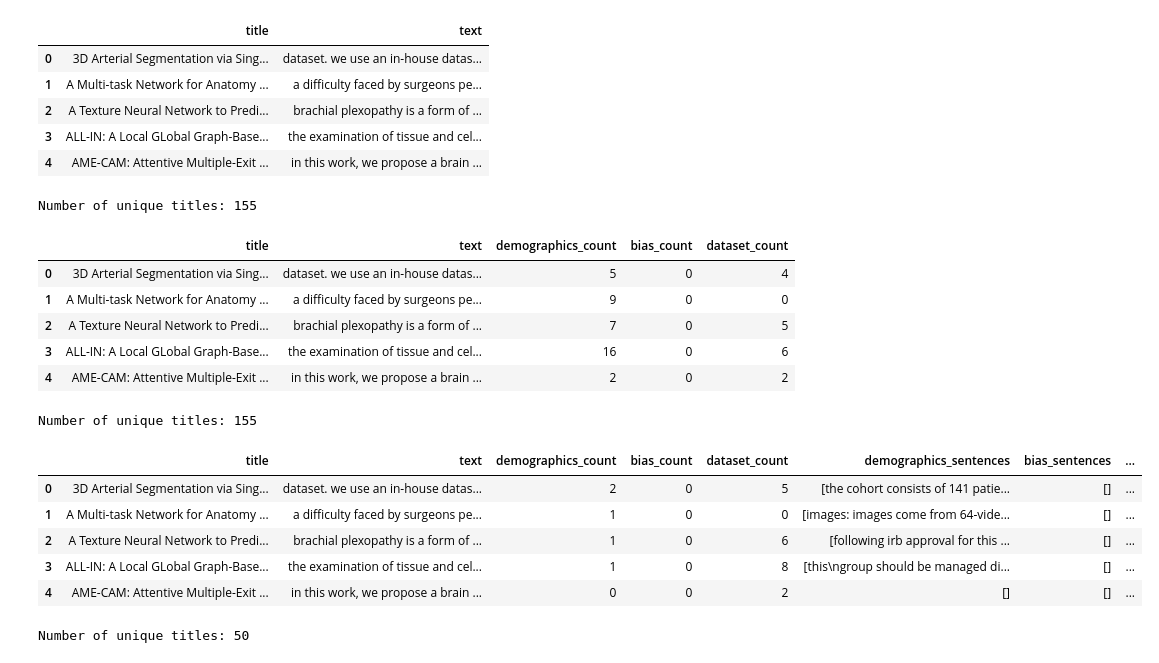
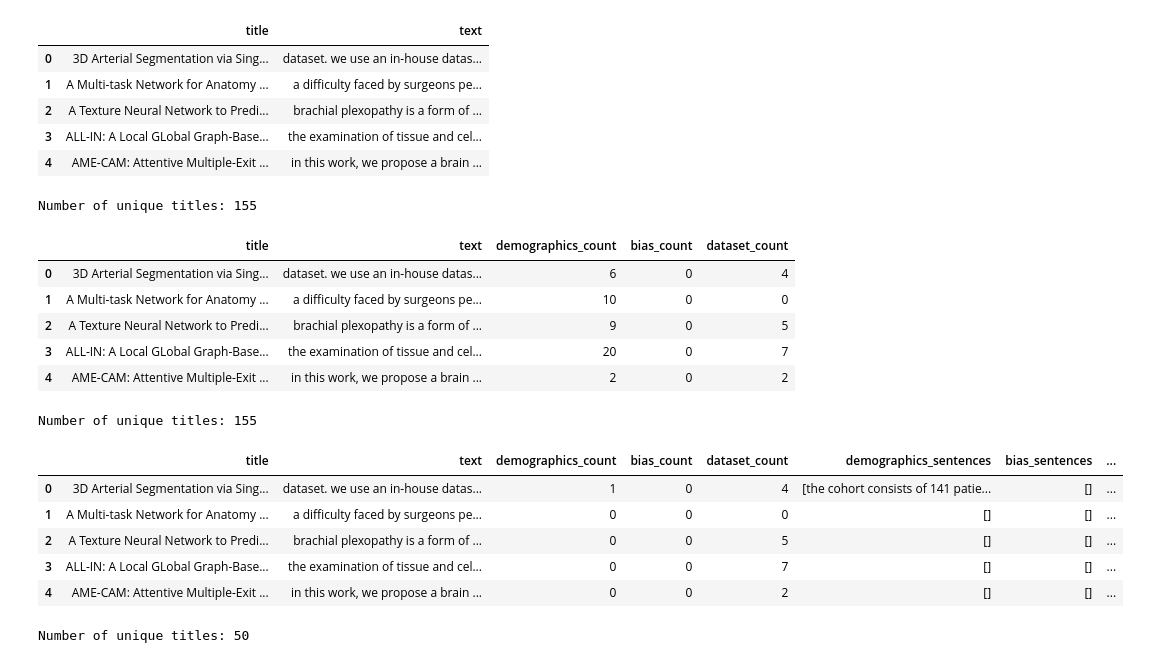
Before and after one commit to yasminsarkhosh/machine-learning-bsc-thesis-2024, a Jupyter notebook: notebooks/scope_demographics_bias_patients.ipynb, the cells around one changed output. Saved outputs shown, nothing was run; the diff lists cells and outputs as text; code cells hidden in the pictures.

```diff
--- a/notebooks/scope_demographics_bias_patients.ipynb
+++ b/notebooks/scope_demographics_bias_patients.ipynb
@@ -174,7 +174,6 @@ Number of unique titles: 155
 import pandas as pd
 import spacy
 
-# Assuming 'consolidated_df' is your DataFrame with each paper's text
 # Load spaCy English model
 nlp = spacy.load("en_core_web_sm")
 
@@ -186,7 +185,7 @@ demographics_keywords = [
     'city', 'cities', 'hospital', 'hospitals', 'clinic', 'clinics', 'continent',
     'province', 'state', 'region', 'town', 'village', 'area', 'district'
 ]
-bias_keywords = ['bias', 'biases', 'fairness']
+#bias_keywords = ['bias', 'biases', 'fairness']
 dataset_keywords = ['dataset', 'datasets', 'data set', 'data sets', 'publicly', 'public', 'private', 'open access', 'open-access']
 
 # Function to process text and count mentions
@@ -210,10 +209,10 @@ consolidated_df.head()
 # %% [output]
 Number of unique titles: 155
 |  | title | text | demographics_count | bias_count | dataset_count |
-| 0 | 3D Arterial Segmentation via Sing... | dataset. we use an in-house datas... | 5 | 0 | 4 |
-| 1 | A Multi-task Network for Anatomy ... | a difficulty faced by surgeons pe... | 9 | 0 | 0 |
-| 2 | A Texture Neural Network to Predi... | brachial plexopathy is a form of ... | 7 | 0 | 5 |
-| 3 | ALL-IN: A Local GLobal Graph-Base... | the examination of tissue and cel... | 16 | 0 | 6 |
+| 0 | 3D Arterial Segmentation via Sing... | dataset. we use an in-house datas... | 6 | 0 | 4 |
+| 1 | A Multi-task Network for Anatomy ... | a difficulty faced by surgeons pe... | 10 | 0 | 0 |
+| 2 | A Texture Neural Network to Predi... | brachial plexopathy is a form of ... | 9 | 0 | 5 |
+| 3 | ALL-IN: A Local GLobal Graph-Base... | the examination of tissue and cel... | 20 | 0 | 7 |
 | 4 | AME-CAM: Attentive Multiple-Exit ... | in this work, we propose a brain ... | 2 | 0 | 2 |
 # %%
 from email.mime import image
@@ -228,13 +227,22 @@ nlp = spacy.load("en_core_web_sm")
 demographics_patterns = [[{"LOWER": keyword}] for keyword in [
     'age', 'young', 'old', 'gender', 'sex', 'women', 'woman', 'female', 'male',
     'ethnicity', 'ethnicities', 'race', 'white patients', 'black patients',
-    'geolocation', 'geographical', 'geographic', 'country', 'countries',
-    'city', 'cities', 'hospital', 'hospitals', 'clinic', 'clinics', 'continent',
-    'province', 'state', 'region', 'town', 'village', 'area', 'district'
 ]]
-bias_patterns = [[{"LOWER": keyword}] for keyword in    ['bias', 'biases', 'fairness']]
+
+location_patterns = [[{"LOWER": keyword}] for keyword in ['geolocation', 'geographical', 'geographic', 'country', 'countries',
+                                                          'city', 'cities', 'hospital', 'hospitals', 'clinic', 'clinics', 'continent',
+                                                          'province', 'state', 'region', 'town', 'village', 'district']]
 
 dataset_patterns = [[{"LOWER": keyword}] for keyword in ['dataset', 'datasets', 'data set', 'data sets', 'publicly', 'public', 'private', 'open access', 'open-access']]
+
+organs_patterms = [[{"LOWER": keyword}] for keyword in ['breast', 'no organ mentioned', 'gastro', 'colorectal', 'chest', 'skin', 'colon', 'lymph nodes', 'skin', 'prostate',
+                                                        'brain', 'kidney', 'liver', 'liver', 'brain', 'cerebral', 'lung', 'cells', 'whole body', 'lung', 'liver', 'spleen',
+                                                        'lung', 'liver', 'gallbladder', 'hepatic vein', 'spleen', 'stomach', 'pancreas', 'liver', 'spleen', 'kidney', 'pancreas',
+                                                        'abdomen', 'large bowel', 'duodenum', 'spinal cord', 'liver', 'spleen', 'small bowel', 'pancreas', 'left kidney', 'right kidney',
+                                                        'stomach', 'gallbladder', 'thorax', 'esophagus', 'trachea', 'left lung', 'right lung', 'heart', 'head', 'neck', 'brainstem',
+                                                        'mandible', 'optical chiasm', 'left optical nerve', 'right optical nerve', 'left parotid', 'right parotid', 'left submandibular gland',
+                                                        'right submandibular gland', 'brain', 'chest', 'pancreas', 'chest', 'head', 'abdomen', 'pelvis', 'colorectal', 'breast', 'colon tissue',
+                                                        'lung', 'breast', 'tissue', 'thyroid', 'chest', 'head', 'neck', 'brain']]
 
 image_patterns = [[{"LOWER": keyword}] for keyword in   ['image', 'images', 'ct', 'cts', 'mri', 'wsis', 'wsi', 'ultrasound', 'pet', 'scan',
                                                         'scans', 'x-ray', 'x-rays', 'xrays', 'gastroscopy', 'colonoscopy', 'endoscopy']]
@@ -242,44 +250,45 @@ image_patterns = [[{"LOWER": keyword}] for keyword in   ['image', 'images', 'ct'
 # Initialize Matcher and add patterns
 matcher = Matcher(nlp.vocab)
 matcher.add("DEM", demographics_patterns)
-matcher.add("BIAS", bias_patterns)
+matcher.add("LOC", location_patterns)
 matcher.add("DATA", dataset_patterns)
+matcher.add("ORGANS", organs_patterms)
 matcher.add("IMAGES", image_patterns)
+
 
 def collect_sentences(text, nlp_model, matcher):
     doc = nlp_model(text)
-    sentences = {"DEM": [], "BIAS": [], "DATA": [], "PURPOSE": [], "METRICS": [], "IMAGES": []}
+    sentences = {"DEM": set(), "LOC": set(), "DATA": set(), "ORGANS": set(),  "IMAGES": set()}
 
     for sent in doc.sents:
         sent_doc = nlp_model(sent.text)  # Process each sentence as a separate document
         matches = matcher(sent_doc)
         for match_id, start, end in matches:
             label = nlp_model.vocab.strings[match_id]
-            sentences[label].append(sent.text)
+            sentences[label].add(sent.text)
 
-    return sentences["DEM"], sentences["BIAS"], sentences["DATA"], sentences["PURPOSE"], sentences["METRICS"], sentences["IMAGES"]
+    # Convert sets back to lists for further processing
+    return [list(sentences["DEM"]), list(sentences["LOC"]), list(sentences["DATA"]), list(sentences['ORGANS']), list(sentences["IMAGES"])]
 
 # Apply the function to each row in the DataFrame to collect sentences
 sentence_collections = consolidated_df['text'].apply(lambda x: pd.Series(collect_sentences(x, nlp, matcher)))
 
 # Expand the collected sentences into separate DataFrame columns
-consolidated_df[['demographics_sentences', 'bias_sentences', 'dataset_sentences', 'purpose_sentences', 'metrics_sentences', 'image_sentences']] = sentence_collections
+consolidated_df[['demographics_sentences', 'loc_sentences', 'dataset_sentences', 'organs_sentences', 'image_sentences']] = sentence_collections
 
 # Optionally, calculate counts based on the lists of sentences
-for category in ['demographics', 'bias', 'dataset', 'purpose', 'metrics', 'image']:
+for category in ['demographics', 'loc', 'dataset', 'organs', 'image']:
     consolidated_df[f'{category}_count'] = consolidated_df[f'{category}_sentences'].apply(len)
 
 unique_titles_count = len(consolidated_df['title'].unique())
 print(f"Number of unique titles: {unique_titles_count}")
 # Preview the updated DataFrame
 consolidated_df.head()
-
-#consolidated_df.to_csv('/Users/yasminsarkhosh/Documents/GitHub/machine-learning-bsc-thesis-2024/outputs/analysis/refined_consolidated_df_2.csv')
 # %% [output]
 Number of unique titles: 155
 |  | title | text | demographics_count | bias_count | dataset_count | demographics_sentences | bias_sentences | ... |
-| 0 | 3D Arterial Segmentation via Sing... | dataset. we use an in-house datas... | 2 | 0 | 5 | [the cohort consists of 141 patie... | [] | ... |
-| 1 | A Multi-task Network for Anatomy ... | a difficulty faced by surgeons pe... | 1 | 0 | 0 | [images: images come from 64-vide... | [] | ... |
-| 2 | A Texture Neural Network to Predi... | brachial plexopathy is a form of ... | 1 | 0 | 6 | [following irb approval for this ... | [] | ... |
-| 3 | ALL-IN: A Local GLobal Graph-Base... | the examination of tissue and cel... | 1 | 0 | 8 | [this\ngroup should be managed di... | [] | ... |
+| 0 | 3D Arterial Segmentation via Sing... | dataset. we use an in-house datas... | 1 | 0 | 4 | [the cohort consists of 141 patie... | [] | ... |
+| 1 | A Multi-task Network for Anatomy ... | a difficulty faced by surgeons pe... | 0 | 0 | 0 | [] | [] | ... |
+| 2 | A Texture Neural Network to Predi... | brachial plexopathy is a form of ... | 0 | 0 | 5 | [] | [] | ... |
+| 3 | ALL-IN: A Local GLobal Graph-Base... | the examination of tissue and cel... | 0 | 0 | 7 | [] | [] | ... |
 | 4 | AME-CAM: Attentive Multiple-Exit ... | in this work, we propose a brain ... | 0 | 0 | 2 | [] | [] | ... |
```
Also changed, not shown: parts of 4 cells of this notebook, 5 other files.
